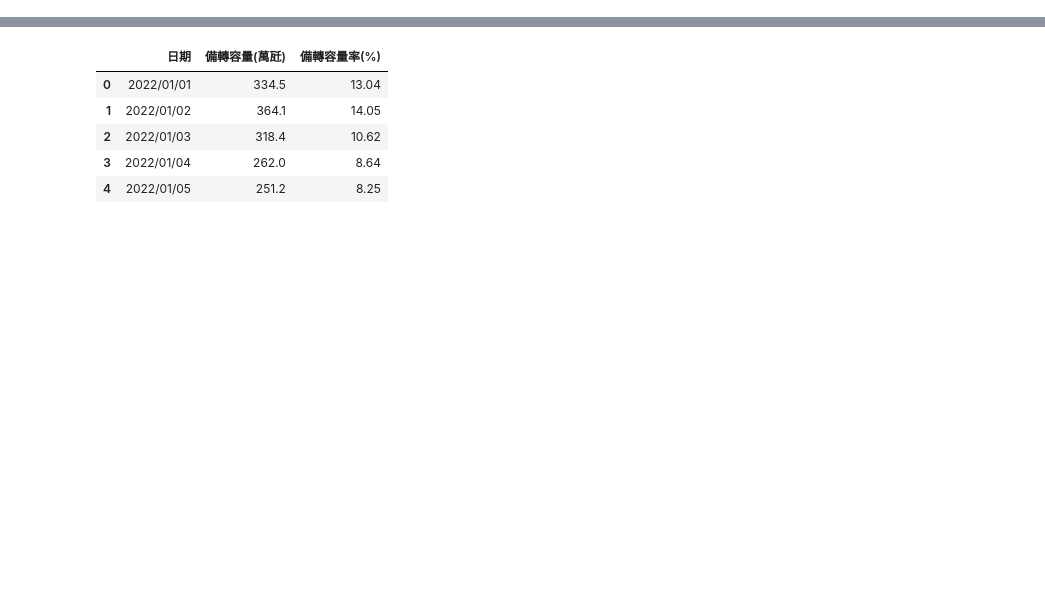
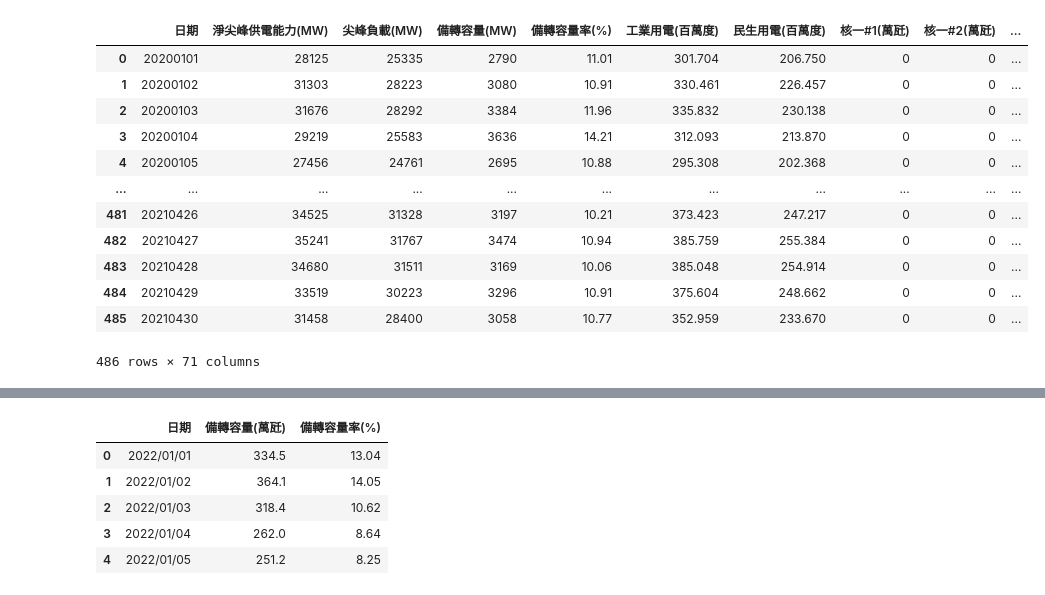
Before and after one commit to Aquarium1222/Electricity-Forecasting, a Jupyter notebook: analysis.ipynb, the cells around one changed output, grey strips where cells are left out. Cells and saved outputs as stored; diff of their text form; code cells hidden in the pictures; blank space fills up the shorter version.

```diff
--- a/analysis.ipynb
+++ b/analysis.ipynb
@@ -5,3 +6,20 @@ import numpy as np
 import config
 # %%
 const = config.Constant
+# %%
+sd_df1 = pd.read_csv(const.SUPPLY_DEMAND_ELECTRICITY_FILES[0])
+sd_df1
+# %% [output]
+|  | 日期 | 淨尖峰供電能力(MW) | 尖峰負載(MW) | 備轉容量(MW) | 備轉容量率(%) | 工業用電(百萬度) | 民生用電(百萬度) | 核一#1(萬瓩) | 核一#2(萬瓩) | ... |
+| 0 | 20200101 | 28125 | 25335 | 2790 | 11.01 | 301.704 | 206.750 | 0 | 0 | ... |
+| 1 | 20200102 | 31303 | 28223 | 3080 | 10.91 | 330.461 | 226.457 | 0 | 0 | ... |
+| 2 | 20200103 | 31676 | 28292 | 3384 | 11.96 | 335.832 | 230.138 | 0 | 0 | ... |
+| 3 | 20200104 | 29219 | 25583 | 3636 | 14.21 | 312.093 | 213.870 | 0 | 0 | ... |
+| 4 | 20200105 | 27456 | 24761 | 2695 | 10.88 | 295.308 | 202.368 | 0 | 0 | ... |
+| ... | ... | ... | ... | ... | ... | ... | ... | ... | ... | ... |
+| 481 | 20210426 | 34525 | 31328 | 3197 | 10.21 | 373.423 | 247.217 | 0 | 0 | ... |
+| 482 | 20210427 | 35241 | 31767 | 3474 | 10.94 | 385.759 | 255.384 | 0 | 0 | ... |
+| 483 | 20210428 | 34680 | 31511 | 3169 | 10.06 | 385.048 | 254.914 | 0 | 0 | ... |
+| 484 | 20210429 | 33519 | 30223 | 3296 | 10.91 | 375.604 | 248.662 | 0 | 0 | ... |
+| 485 | 20210430 | 31458 | 28400 | 3058 | 10.77 | 352.959 | 233.670 | 0 | 0 | ... |
+486 rows × 71 columns
```
Also changed, not shown: parts of 9 cells of this notebook, 1 other file.
